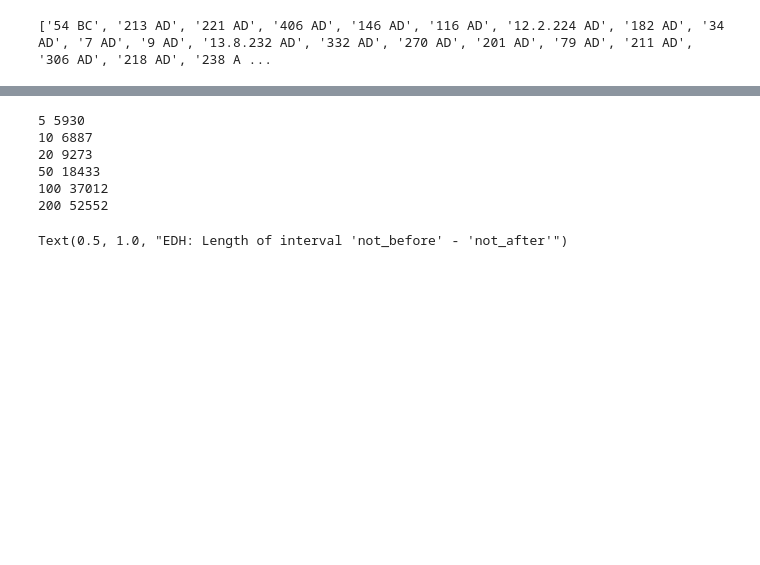
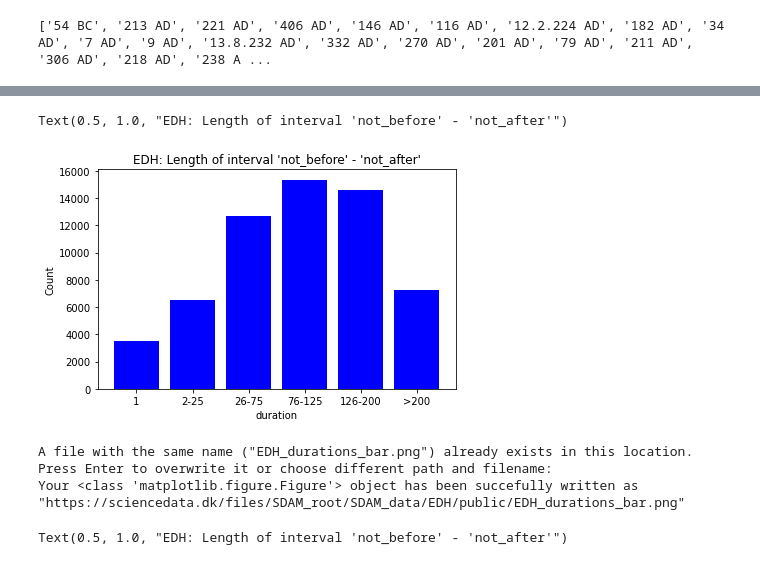
Before and after one commit to sdam-au/EDH_exploration, a Jupyter notebook: scripts/Py_EDH_TEMPORAL_EXPLORATION.ipynb, the cells around one changed output, grey strips where cells are left out. Saved outputs shown, nothing was run; the diff lists cells and outputs as text; code cells hidden in the pictures; blank space fills up the shorter version.

```diff
--- a/scripts/Py_EDH_TEMPORAL_EXPLORATION.ipynb
+++ b/scripts/Py_EDH_TEMPORAL_EXPLORATION.ipynb
@@ -167,2 +157,0 @@ len(new_not_afters)
-# %%
-EDH_dated["not_after_new"] = new_not_afters
@@ -223,13 +197,29 @@ EDH_dated.head(2)
-# %%
-for duration in [5, 10, 20, 50, 100, 200]:
-    print(duration, len(EDH_dated[EDH_dated["duration"]<= duration]))
-# %% [output]
-5 5930
-10 6887
-20 9273
-50 18433
-100 37012
-200 52552
+# %%
+durations = []
+previous_duration = 0
+for duration in [1, 25, 75, 125, 200]:
+    if previous_duration == 0:
+        durations.append([str(duration), len(EDH_dated[(EDH_dated["duration"]<= duration) & (EDH_dated["duration"] > previous_duration)])])
+    else:
+        durations.append([str(previous_duration + 1) + "-" +  str(duration), len(EDH_dated[(EDH_dated["duration"]<= duration) & (EDH_dated["duration"] > previous_duration)])])
+    previous_duration = duration
+durations.append([">200", len(EDH_dated[EDH_dated["duration"]>200])])
+durations_df = pd.DataFrame(durations, columns=["less or equal years", "n of inscriptions"])
+# %%
+fig, ax = plt.subplots(figsize=(6, 4), tight_layout=True)
+ax.bar(durations_df["less or equal years"], durations_df["n of inscriptions"], color="b")
+ax.set_xlabel("duration")
+ax.set_ylabel("Count")
+ax.set_title("EDH: Length of interval 'not_before' - 'not_after'")
+# %% [output]
+Text(0.5, 1.0, "EDH: Length of interval 'not_before' - 'not_after'")
+[figure, added]
+# %%
+sddk.write_file("SDAM_data/EDH/public/EDH_durations_bar.png", fig, conf)
+# %% [output]
+A file with the same name ("EDH_durations_bar.png") already exists in this location.
+Press Enter to overwrite it or choose different path and filename:
+Your <class 'matplotlib.figure.Figure'> object has been succefully written as "https://sciencedata.dk/files/SDAM_root/SDAM_data/EDH/public/EDH_durations_bar.png"
 # %%
 fig, ax = plt.subplots(figsize=(6, 4), tight_layout=True)
 sns.histplot(EDH_dated["duration"], kde=False, bins=range(0, 700,20), ax=ax)
```
Also changed, not shown: parts of 42 cells of this notebook.
